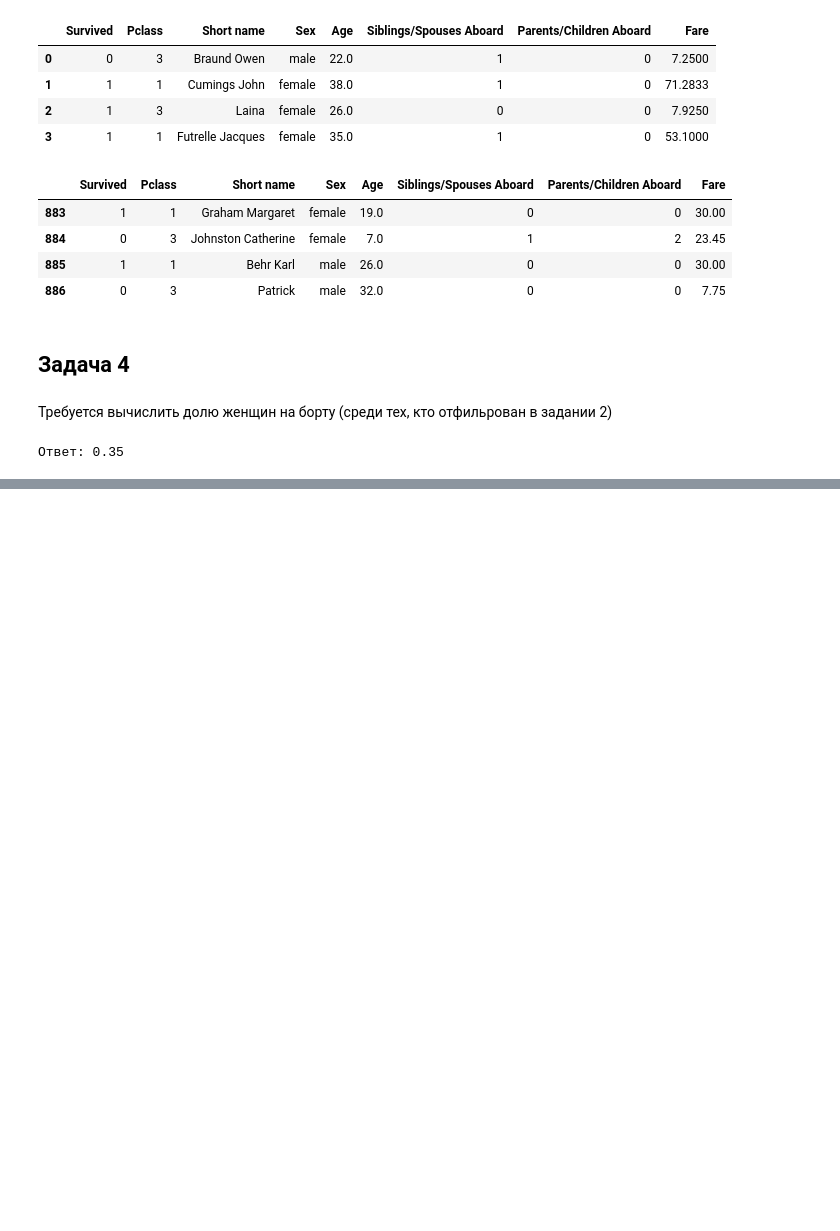
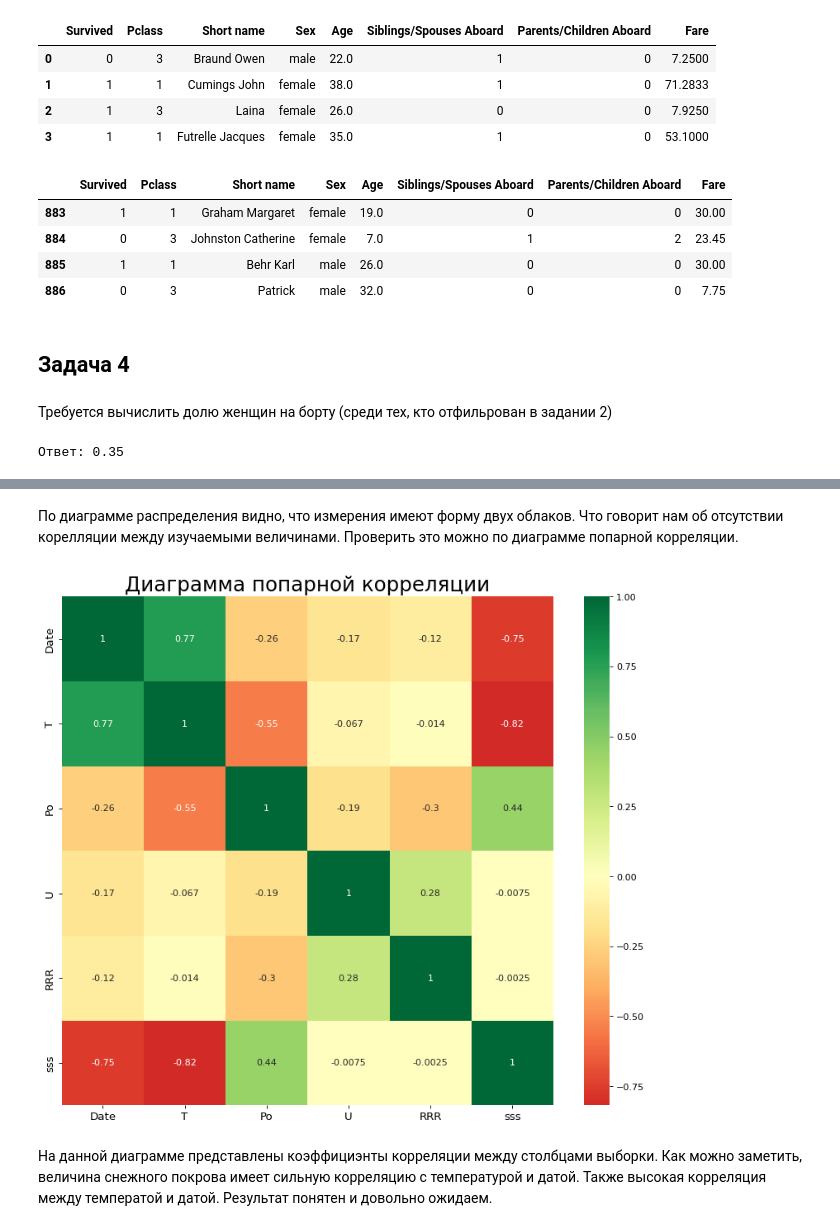
Before and after one commit to J0hnLenin/ADOMO, a Jupyter notebook: Zimin_Andrey_lab_03.ipynb, the cells around one changed output, grey strips where cells are left out. Drawn from its saved outputs; the diff is of its cells as text; code cells hidden in the pictures; blank space fills up the shorter version.

```diff
--- a/Zimin_Andrey_lab_03.ipynb
+++ b/Zimin_Andrey_lab_03.ipynb
@@ -138,0 +371,15 @@ print("Ответ:", round(df[df["Sex"] == "female"].Sex.count() / df.Sex.count(
+# %% [markdown]
+По диаграмме распределения видно, что измерения имеют форму двух облаков. Что говорит нам об отсутствии корелляции между изучаемыми величинами. Проверить это можно по диаграмме попарной корреляции.
+# %%
+plt.figure(figsize=(12,10), dpi= 80)
+sns.heatmap(df.corr(), xticklabels=df.corr().columns, yticklabels=df.corr().columns, cmap='RdYlGn', center=0, annot=True)
+
+# Decorations
+plt.title('Диаграмма попарной корреляции', fontsize=22)
+plt.xticks(fontsize=12)
+plt.yticks(fontsize=12)
+plt.show()
+# %% [output]
+[figure, added]
+# %% [markdown]
+На данной диаграмме представлены коэффициэнты корреляции между столбцами выборки. Как можно заметить, величина снежного покрова имеет сильную корреляцию с температурой и датой. Также высокая корреляция между температой и датой. Результат понятен и довольно ожидаем.
```
Also changed, not shown: parts of 22 cells of this notebook, 2 other files.
